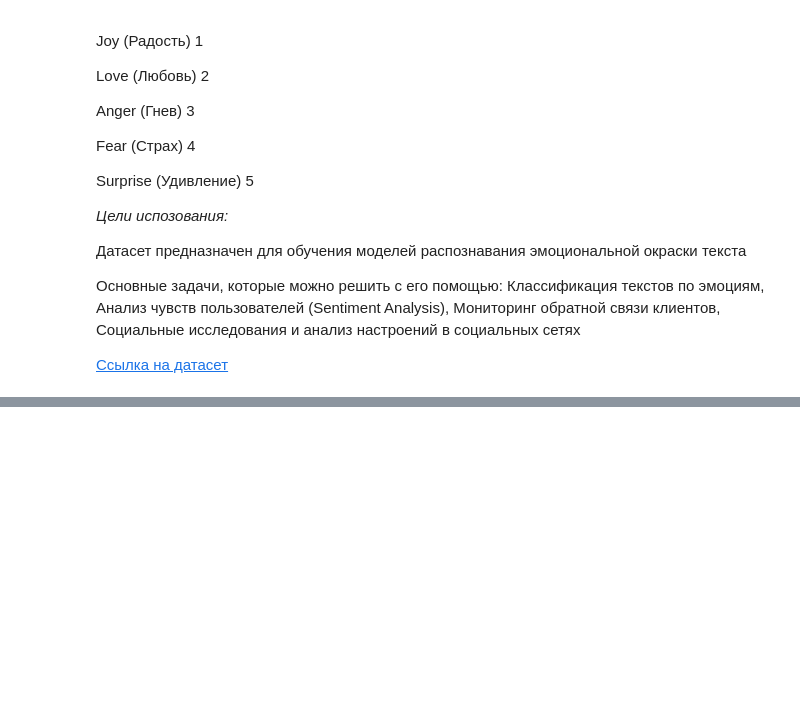
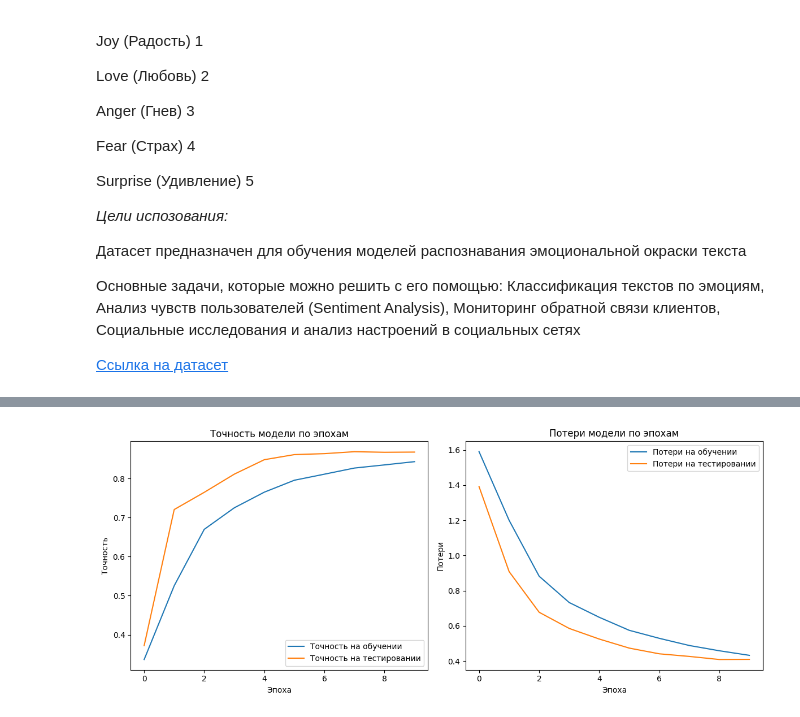
Before and after one commit to Godlaa/neuroPeoplesFinal, a Jupyter notebook: main.ipynb, the cells around one changed output, grey strips where cells are left out. Saved outputs shown, nothing was run; the diff lists cells and outputs as text; code cells hidden in the pictures; blank space fills up the shorter version.

Commit message:
Готовы все модели

```diff
--- a/main.ipynb
+++ b/main.ipynb
@@ -47,0 +43,4 @@ import seaborn as sns
+# %%
+def coolPrinting(title, data):
+    print(f"\n --- {title} --- \n")
+    print(data)
@@ -47,0 +286,78 @@ import seaborn as sns
+# %%
+from tensorflow.keras.models import Sequential
+from tensorflow.keras.layers import Dense, Dropout
+from tensorflow.keras.utils import to_categorical
+import os
+
+os.environ['TF_CPP_MIN_LOG_LEVEL'] = '2'
+
+y_train = train_df['label']
+X_train = train_df['text']
+
+y_test = test_df['label']
+X_test = test_df['text']
+
+y_validation = validation_df['label']
+X_validation = validation_df['text']
+
+vectorizer = TfidfVectorizer(max_features=2000)
+X_train_tfidf = vectorizer.fit_transform(X_train)
+X_test_tfidf = vectorizer.transform(X_test)
+X_validation_tfidf = vectorizer.transform(X_validation)
+
+y_train_categorical = to_categorical(y_train)
+y_test_categorical = to_categorical(y_test)
+y_validation_categorical = to_categorical(y_validation)
+
+# Модель глубокой нейронной сети
+model = Sequential([
+    Dense(10, input_shape=(X_train_tfidf.shape[1],), activation='relu'),
+    Dropout(0.4),
+    Dense(10, activation='relu'),
+    Dense(len(np.unique(y_train)), activation='softmax')
+])
+
+# Компиляция и обучение модели
+model.compile(optimizer='adam', loss='categorical_crossentropy', metrics=['accuracy'])
+history = model.fit(X_train_tfidf, y_train_categorical, epochs=10, batch_size=32, validation_data=(X_test_tfidf, y_test_categorical))
+
+# Оценка производительности модели
+evaluation = model.evaluate(X_test_tfidf, y_test_categorical)
+print("Оценка модели (потери и точность)", evaluation)
+
+y_pred = model.predict(X_test_tfidf)
+y_pred_classes = np.argmax(y_pred, axis=1)
+
+print("Отчет о классификации", classification_report(y_test, y_pred_classes))
+print("Матрица неточности", confusion_matrix(y_test, y_pred_classes))
+f1_neuro = f1_score(y_test, y_pred_classes, average='weighted')
+coolPrinting("F1-мера для нейросетевой модели", f1_neuro)
+
+evaluation = model.evaluate(X_validation_tfidf, y_validation_categorical)
+print("Оценка модели (потери и точность) Валидирующая выборка", evaluation)
+
+# Визуализация графиков точности и потерь
+plt.figure(figsize=(12, 5))
+
+plt.subplot(1, 2, 1)
+plt.plot(history.history['accuracy'], label='Точность на обучении')
+plt.plot(history.history['val_accuracy'], label='Точность на тестировании')
+plt.title('Точность модели по эпохам')
+plt.xlabel('Эпоха')
+plt.ylabel('Точность')
+plt.legend()
+
+plt.subplot(1, 2, 2)
+plt.plot(history.history['loss'], label='Потери на обучении')
+plt.plot(history.history['val_loss'], label='Потери на тестировании')
+plt.title('Потери модели по эпохам')
+plt.xlabel('Эпоха')
+plt.ylabel('Потери')
+plt.legend()
+
+plt.tight_layout()
+plt.show()
+
+model.save('models_saved/model_neuro.keras')
+print("Модель сохранена как model.keras")
+# %% [output]
@@ -47,0 +381 @@ import seaborn as sns
+[figure, added]
```
Also changed, not shown: parts of 11 cells of this notebook, 5 other files.
